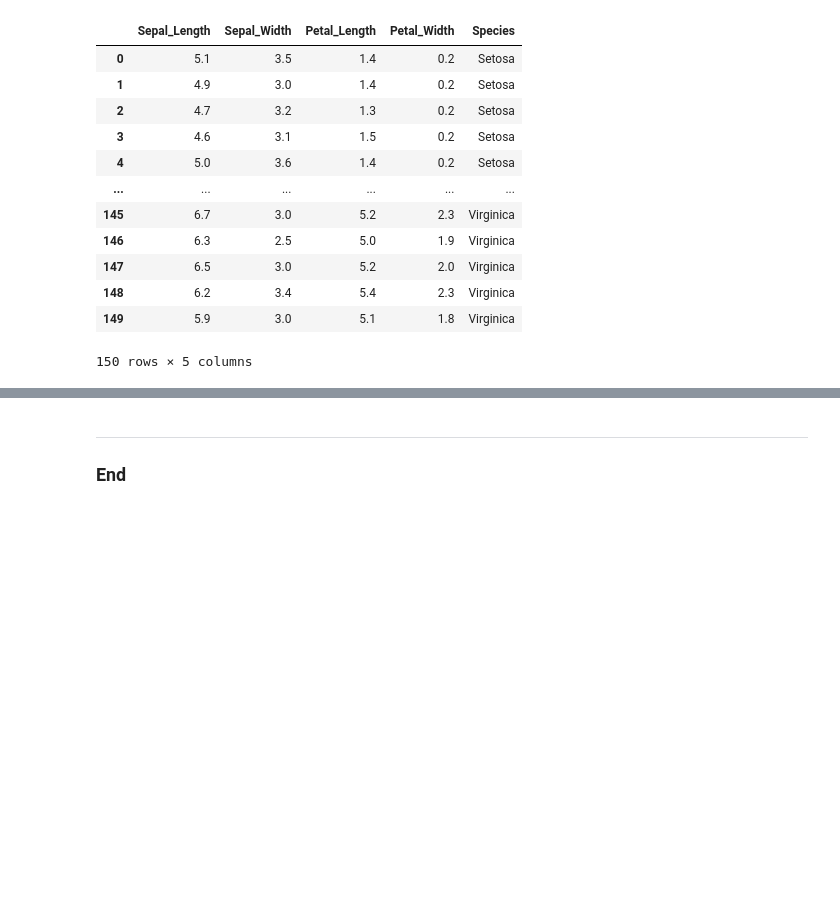
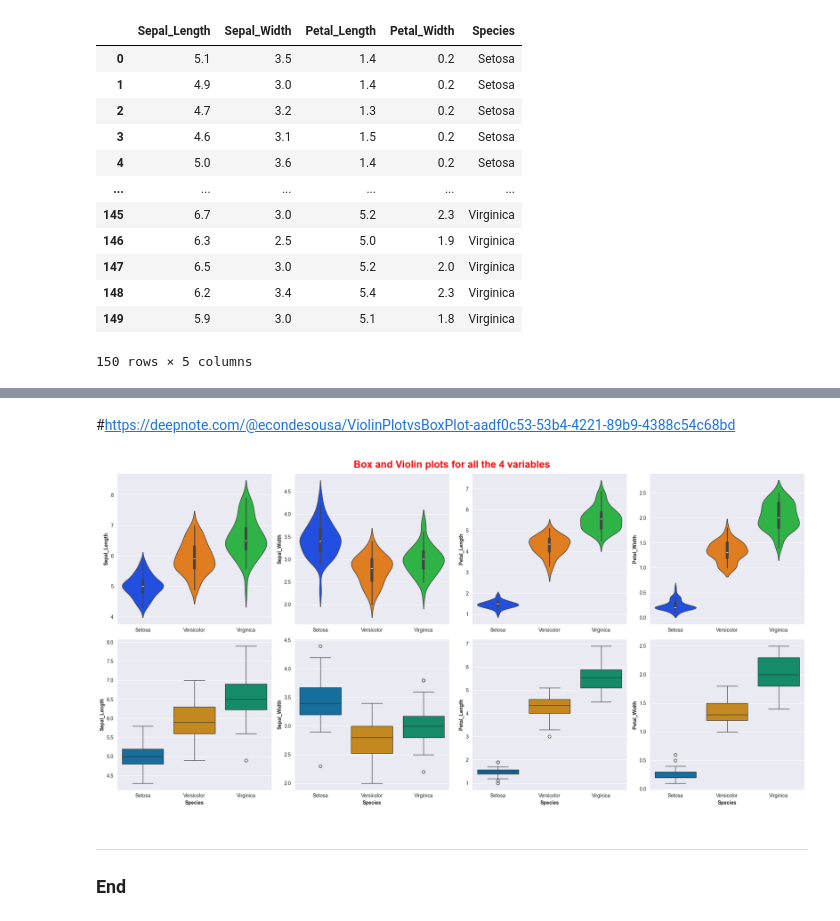
Before and after one commit to Cecilia8989/fund_data_analysis, a Jupyter notebook: project.ipynb, the cells around one changed output, grey strips where cells are left out. Drawn from its saved outputs; the diff is of its cells as text; code cells hidden in the pictures; blank space fills up the shorter version.

```diff
--- a/project.ipynb
+++ b/project.ipynb
@@ -570,3 +610,31 @@ Passing `palette` without assigning `hue` is deprecated and will be removed in v
+# %% [markdown]
+#https://deepnote.com/@econdesousa/ViolinPlotvsBoxPlot-aadf0c53-53b4-4221-89b9-4388c54c68bd
+# %%
+# Create a subplots with 4 Violin plots and 4 box plots
+# Create a figure with two subplots, one for each type of plot
+sns.set_style("darkgrid")
+fig, axs = plt.subplots(2, len(iris.columns)-1, figsize=(20,10))
+# For loop to create a violin plot for each variable in the first row of subplots
+for i in range (0, len(iris.columns)-1):
+    sns.violinplot(x='Species', y=iris.columns[i], data=iris, ax=axs[0,i], hue='Species', palette ='bright')
+    # Define the format of the labels
+    axs[0,i].set_ylabel(f'{iris.columns[i]}', fontweight='bold')
+    axs[0,i].set_xlabel(None)
+# Create a box plot for each variable in the second row of subplots
+for i in range (0, len(iris.columns)-1):
+    sns.boxplot(x='Species', y=iris.columns[i], data=iris, hue='Species',ax=axs[1,i],palette ='colorblind')
+     # Define the format of the labels
+    axs[1,i].set_ylabel(f'{iris.columns[i]}', fontweight='bold')
+    axs[1,i].set_xlabel('Species', fontweight='bold')
+# Add a title of the plot
+plt.suptitle("Box and Violin plots for all the 4 variables", fontsize=20, fontweight='bold', color = 'red')
+# Adding space on the top for the title
+plt.subplots_adjust(top=0.95)
+# adjsut the layout and save the figure
+plt.tight_layout()
+plt.savefig('Plot4_BoxAndViolinPlot.png')
+# %% [output]
+[figure, added]
 # %% [markdown]
 ***
 
```
Also changed, not shown: parts of 4 cells of this notebook, 2 other files.
